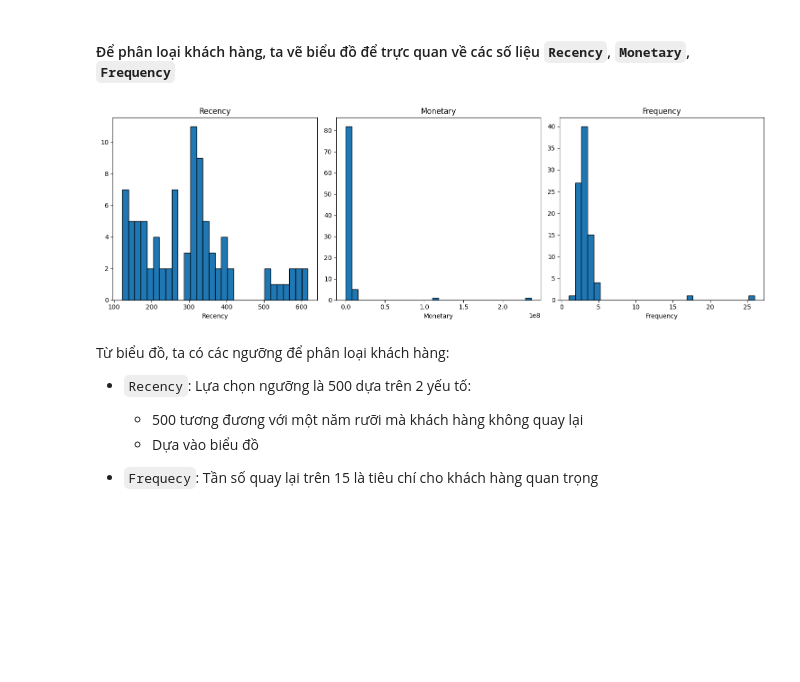
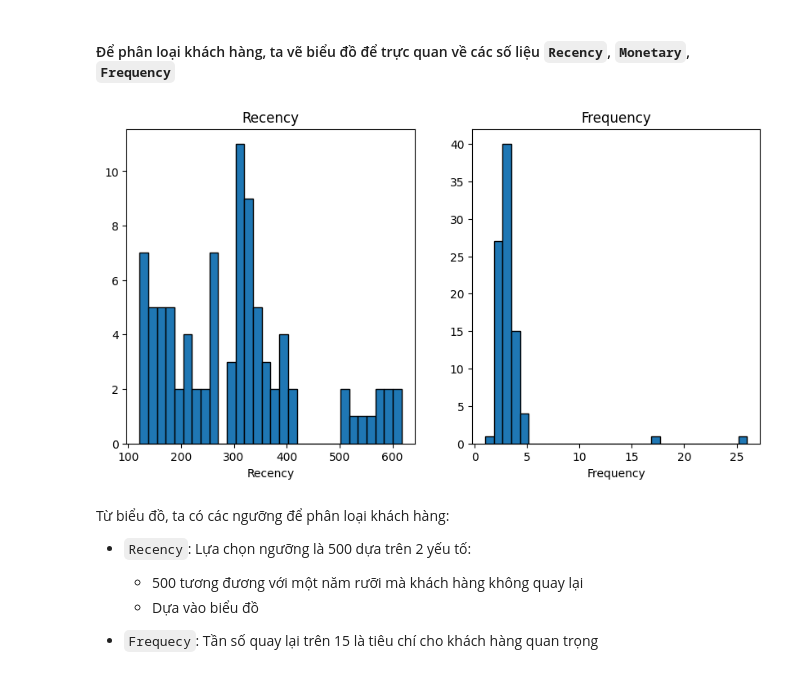
Before and after one commit to fabyanbui/Programming4DS_FinalProject, a Jupyter notebook: notebooks/3.2-eda.ipynb, the cells around one changed output. Drawn from its saved outputs; the diff is of its cells as text; code cells hidden in the pictures; blank space fills up the shorter version.

```diff
--- a/notebooks/3.2-eda.ipynb
+++ b/notebooks/3.2-eda.ipynb
@@ -51,9 +51,11 @@ Trả lời câu hỏi giúp:
 processed_df["price_diff"] = processed_df["price_per_unit"] - processed_df["retail_price"]
 
 # Phân loại các khoảng chênh lệch giá và tính tổng doanh thu và số lượng sản phẩm bán ra cho mỗi bin
-price_diff_bins = [processed_df["price_diff"].min(), -50, -10, 0, 10, 50, 100, processed_df["price_diff"].max()]
+price_diff_bins = np.arange(-200, 250, 50)
 
+# Categorize price differences into bins
 processed_df['price_diff_bins'] = pd.cut(processed_df['price_diff'], bins=price_diff_bins)
 
-# Tính tổng doanh thu và số lượng sản phẩm bán ra cho mỗi khoảng chênh lệch giá
+# Group by bins and calculate sum for quantity sold and sales
 price_diff_stats = processed_df.groupby('price_diff_bins').agg({'quantity_ordered': 'sum', 'sales': 'sum'}).reset_index()
+price_diff_stats
@@ -160,19 +169,19 @@ rfm_segment
 # %% [markdown]
 #### Để phân loại khách hàng, ta vẽ biểu đồ để trực quan về các số liệu `Recency`, `Monetary`, `Frequency`
 # %%
-cols = ['Recency', 'Monetary', 'Frequency']
+cols = ['Recency', 'Frequency']
 # Plot histograms
-fig, ax = plt.subplots(1, 3, figsize=(15, 5))
+fig, ax = plt.subplots(1, 2, figsize=(10, 5))
 
 for i, col in enumerate(cols):
     ax[i].hist(rfm_segment[col], bins=30, edgecolor='black')
     ax[i].set_xlabel(col)
     ax[i].set_title(f'{col}')
-plt.tight_layout()
+
 
 plt.show()
 # %% [output]
-[figure, old version]
+[figure, new version]
 # %% [markdown]
 Từ biểu đồ, ta có các ngưỡng để phân loại khách hàng:
 - `Recency`: Lựa chọn ngưỡng là 500 dựa trên 2 yếu tố:
```
Also changed, not shown: parts of 10 cells of this notebook.
